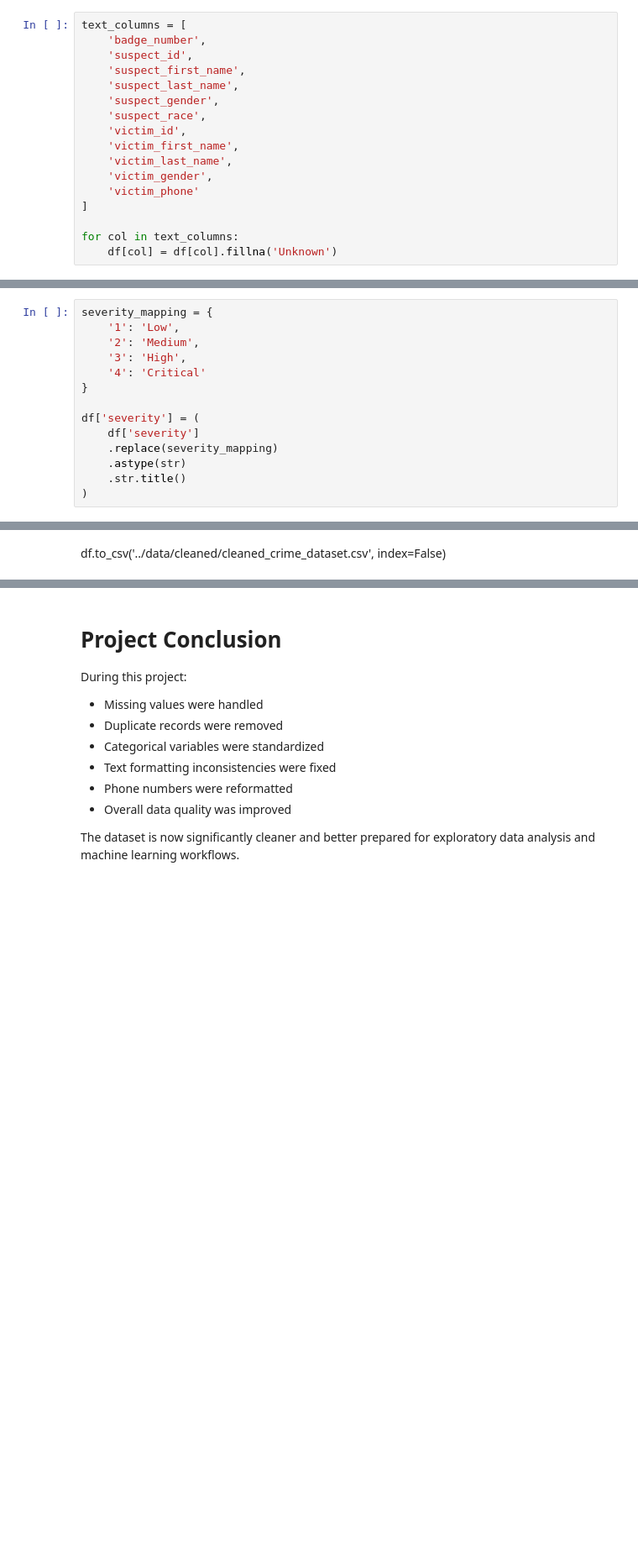
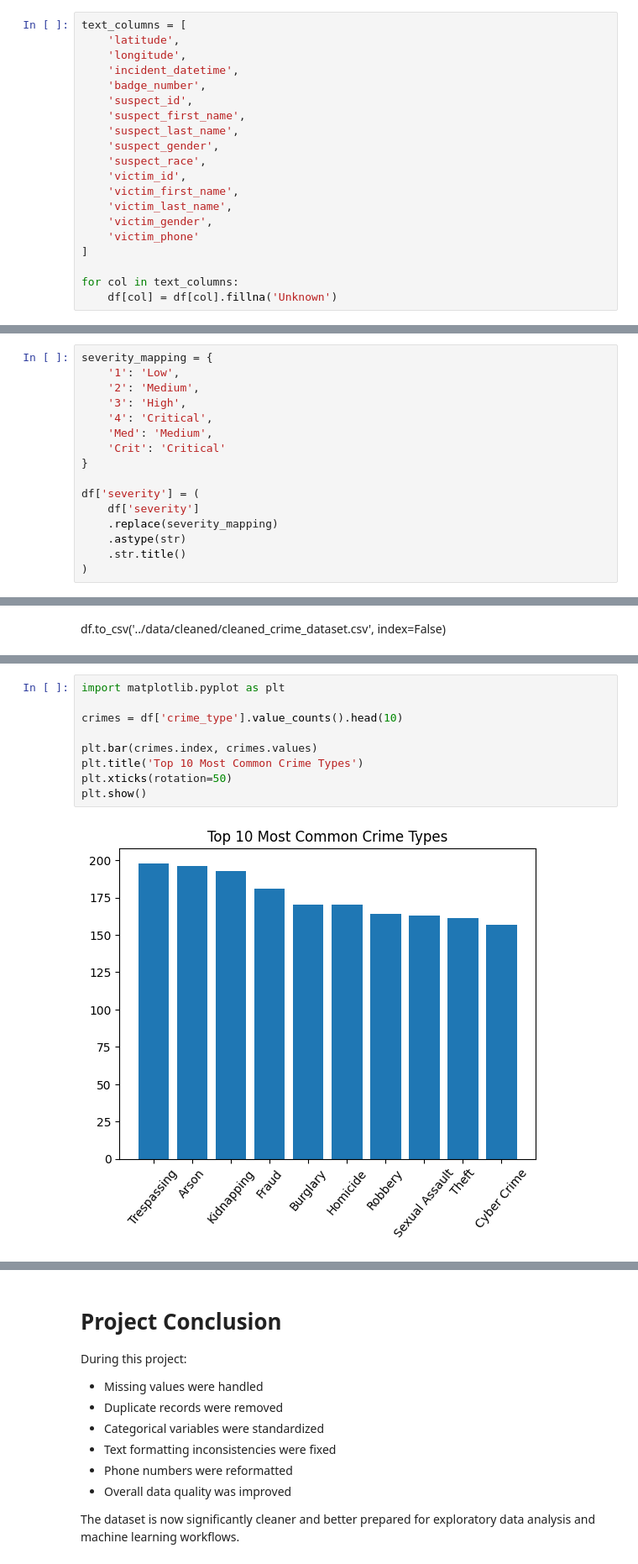
Before and after one commit to compuser21/data_cleaning_example, a Jupyter notebook: notebooks/data_cleaning.ipynb, the cells around one changed output, grey strips where cells are left out. Shown at 84% size. Drawn from its saved outputs; the diff is of its cells as text; blank space fills up the shorter version.

```diff
--- a/notebooks/data_cleaning.ipynb
+++ b/notebooks/data_cleaning.ipynb
@@ -134,6 +134,9 @@ df['district'] = df['district'].str.lower().str.title()
 Missing values are handled differently depending on the meaning of each column and the context of the data.
 # %%
 text_columns = [
+    'latitude',
+    'longitude',
+    'incident_datetime',
     'badge_number',
     'suspect_id',
     'suspect_first_name',
@@ -226,7 +229,9 @@ severity_mapping = {
     '1': 'Low',
     '2': 'Medium',
     '3': 'High',
-    '4': 'Critical'
+    '4': 'Critical',
+    'Med': 'Medium',
+    'Crit': 'Critical'
 }
 
 df['severity'] = (
@@ -313,0 +327,11 @@ df.to_csv('../data/cleaned/cleaned_crime_dataset.csv', index=False)
+# %%
+import matplotlib.pyplot as plt
+
+crimes = df['crime_type'].value_counts().head(10)
+
+plt.bar(crimes.index, crimes.values)
+plt.title('Top 10 Most Common Crime Types')
+plt.xticks(rotation=50)
+plt.show()
+# %% [output]
+[figure, added]
```
Also changed, not shown: parts of 6 cells of this notebook.
